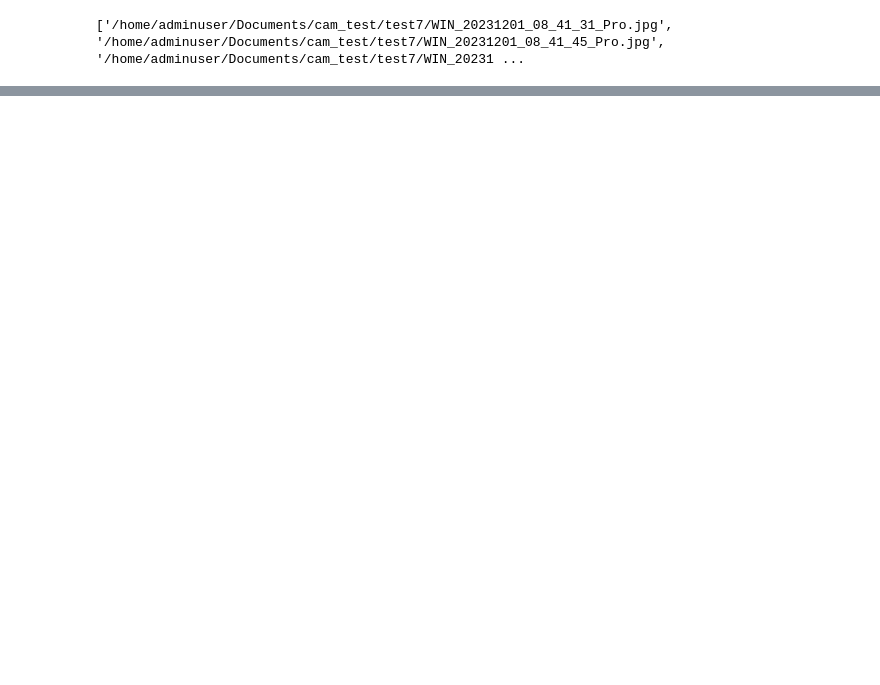
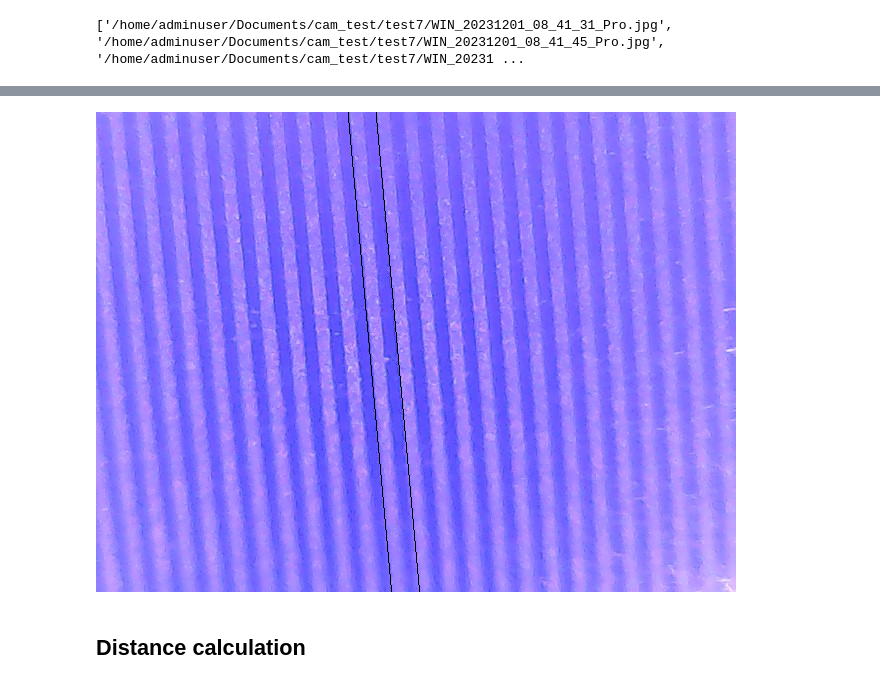
Before and after one commit to malithjkd/PBA_vision, a Jupyter notebook: data_processing/distance_in_pixel.ipynb, the cells around one changed output, grey strips where cells are left out. Drawn from its saved outputs; the diff is of its cells as text; code cells hidden in the pictures; blank space fills up the shorter version.

Commit message:
distance calcualtion finshed

```diff
--- a/data_processing/distance_in_pixel.ipynb
+++ b/data_processing/distance_in_pixel.ipynb
@@ -49,0 +66,23 @@ plt.show()
+# %%
+org_image_array = np.array(image)
+
+x = 0
+while x < 480:
+    y = 0
+    t = 0
+    #while y < 24:
+    #    org_image_array[x,t+x//10,:] = 0
+    #    y = y+1
+    #    t = y*26
+
+    org_image_array[x,252+x//11,:] = 0
+    org_image_array[x,280+x//11,:] = 0
+
+    x = x +1
+
+image_from_array = Image.fromarray(org_image_array)
+image_from_array
+# %% [output]
+[figure, added]
+# %% [markdown]
+## Distance calculation
```
Also changed, not shown: parts of 7 cells of this notebook.
